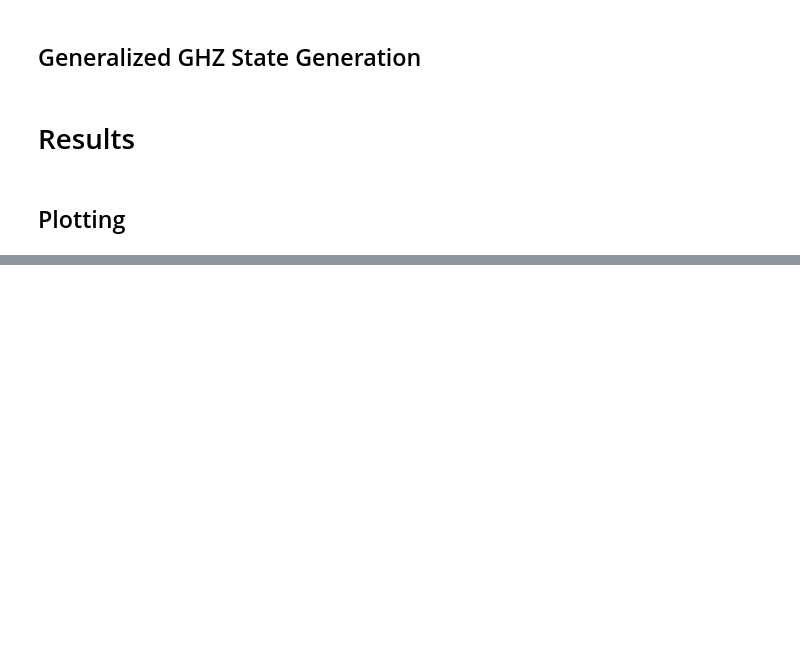
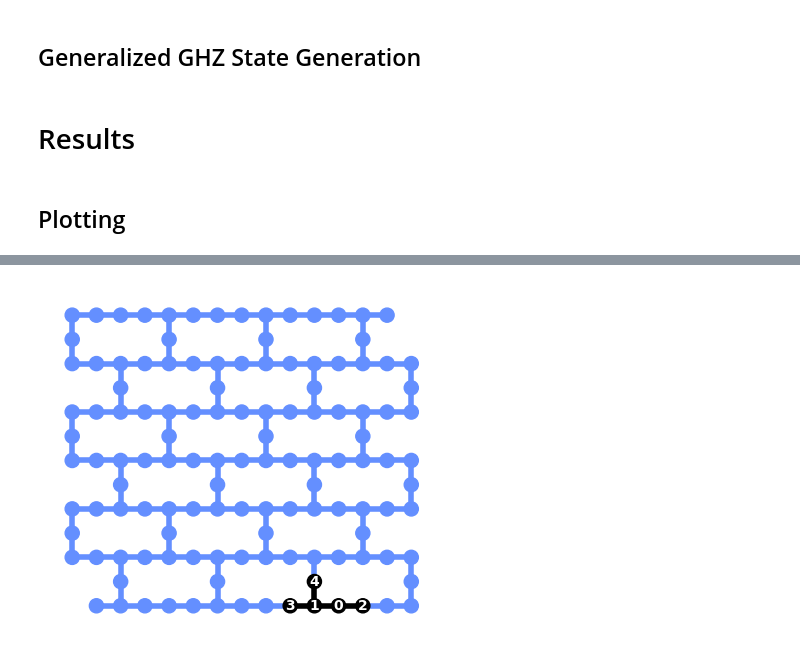
Before and after one commit to chuuuing/qiskit-hack, a Jupyter notebook: submission.ipynb, the cells around one changed output, grey strips where cells are left out. Drawn from its saved outputs; the diff is of its cells as text; code cells hidden in the pictures; blank space fills up the shorter version.

Commit message:
Circuit Layout Plot

```diff
--- a/submission.ipynb
+++ b/submission.ipynb
@@ -127,0 +128,14 @@ plot_histogram([naive_counts_noise,clusterd_generalized_counts_noise],
+# %%
+from qiskit.visualization import plot_circuit_layout
+
+# Fake Provider Backends
+device_backend = FakeSherbrooke()
+
+sim_sherbrooke = AerSimulator.from_backend(device_backend)
+
+# Transpile the circuit for the noisy basis gates
+t_qc = transpile(naive_qc, sim_sherbrooke)
+
+plot_circuit_layout(t_qc, device_backend)
+# %% [output]
+[figure, added]
```
Also changed, not shown: parts of 1 cell of this notebook.
